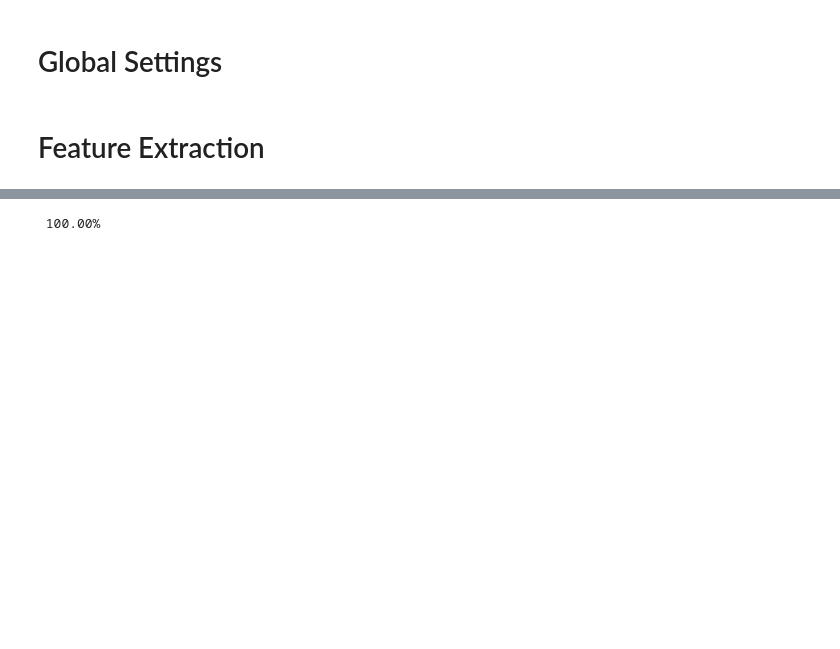
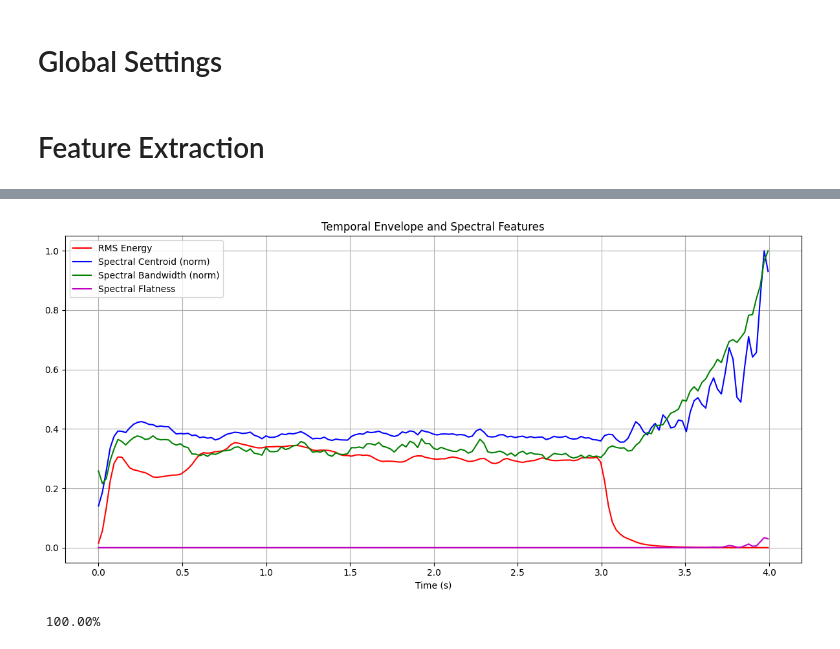
Before and after one commit to hongjumeow/GCT634, a Jupyter notebook: hw1/GCT634_HW1.ipynb, the cells around one changed output, grey strips where cells are left out. Cells and saved outputs as stored; diff of their text form; code cells hidden in the pictures; blank space fills up the shorter version.

```diff
--- a/hw1/GCT634_HW1.ipynb
+++ b/hw1/GCT634_HW1.ipynb
@@ -31,3 +43,46 @@ NUM_VALID = 300 # 300
+# %%
+
+
+S = librosa.core.stft(y, n_fft=1024, hop_length=512, win_length=1024)
+
+# power spectrum
+D = np.abs(S)**2
+
+# mel spectrogram (512 --> 40)
+mel_basis = librosa.filters.mel(sr=sr, n_fft=1024, n_mels=40)
+mel_S = np.dot(mel_basis, D)
+
+#log compression
+log_mel_S = librosa.power_to_db(mel_S)
+mfcc = librosa.feature.mfcc(S=log_mel_S, n_mfcc=MFCC_DIM)
+delta_mfcc = librosa.feature.delta(mfcc)
+delta2_mfcc = librosa.feature.delta(mfcc, order=2)
+
+centroid = librosa.feature.spectral_centroid(S=np.sqrt(D), sr=sr)[0]
+bandwidth = librosa.feature.spectral_bandwidth(S=np.sqrt(D), sr=sr)[0]
+flatness = librosa.feature.spectral_flatness(S=np.sqrt(D))[0]
+
+rms = librosa.feature.rms(y=y, frame_length=1024, hop_length=512)[0] # shape: (1, time_frames)
+# %%
+
+frames = range(len(rms))
+times = librosa.frames_to_time(frames, sr=sr, hop_length=512)
+
+
+plt.figure(figsize=(12, 6))
+plt.plot(times, rms, label='RMS Energy', color='r')
+plt.plot(times, centroid / np.max(centroid), label='Spectral Centroid (norm)', color='b')
+plt.plot(times, bandwidth / np.max(bandwidth), label='Spectral Bandwidth (norm)', color='g')
+plt.plot(times, flatness, label='Spectral Flatness', color='m')
+
+plt.title('Temporal Envelope and Spectral Features')
+plt.xlabel('Time (s)')
+plt.legend()
+plt.grid(True)
+plt.tight_layout()
+plt.show()
+# %% [output]
+[figure, added]
 # %%
 def extract_mfcc(dataset='train'):
     f = open(data_path + dataset + '_list.txt','r')
```
Also changed, not shown: parts of 4 cells of this notebook.
